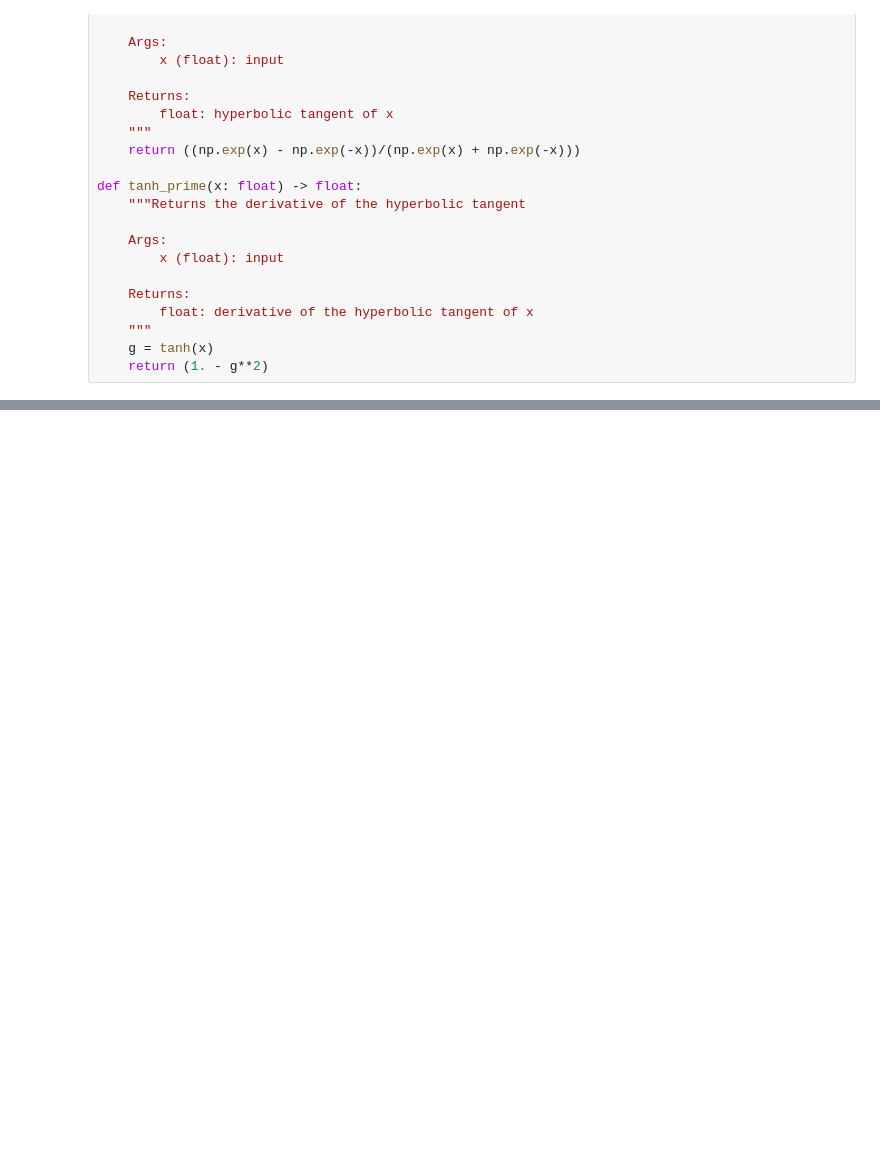
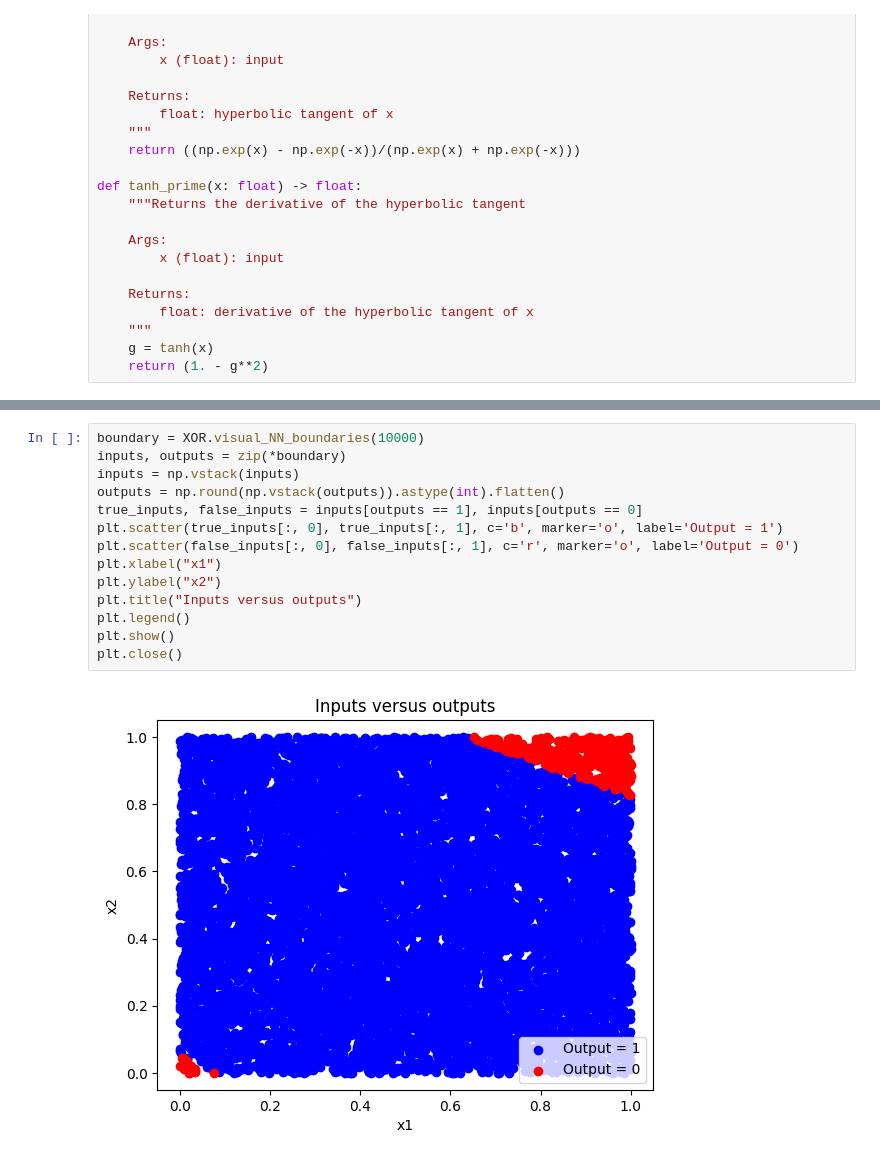
Before and after one commit to arif-syraj-usfca/hw3-686, a Jupyter notebook: Arif_Syraj_HW3.ipynb, the cells around one changed output, grey strips where cells are left out. Cells and saved outputs as stored; diff of their text form; blank space fills up the shorter version.

```diff
--- a/Arif_Syraj_HW3.ipynb
+++ b/Arif_Syraj_HW3.ipynb
@@ -383,3 +390,19 @@ plt.show()
+# %%
+boundary = XOR.visual_NN_boundaries(10000)
+inputs, outputs = zip(*boundary)
+inputs = np.vstack(inputs)
+outputs = np.round(np.vstack(outputs)).astype(int).flatten()
+true_inputs, false_inputs = inputs[outputs == 1], inputs[outputs == 0]
+plt.scatter(true_inputs[:, 0], true_inputs[:, 1], c='b', marker='o', label='Output = 1')
+plt.scatter(false_inputs[:, 0], false_inputs[:, 1], c='r', marker='o', label='Output = 0')
+plt.xlabel("x1")
+plt.ylabel("x2")
+plt.title("Inputs versus outputs")
+plt.legend()
+plt.show()
+plt.close()
+# %% [output]
+[figure, added]
 # %%
 nn = NeuralNetwork([2, 4, 4, 1], activation='sigmoid', verbose=False)
 
```
Also changed, not shown: parts of 7 cells of this notebook.
